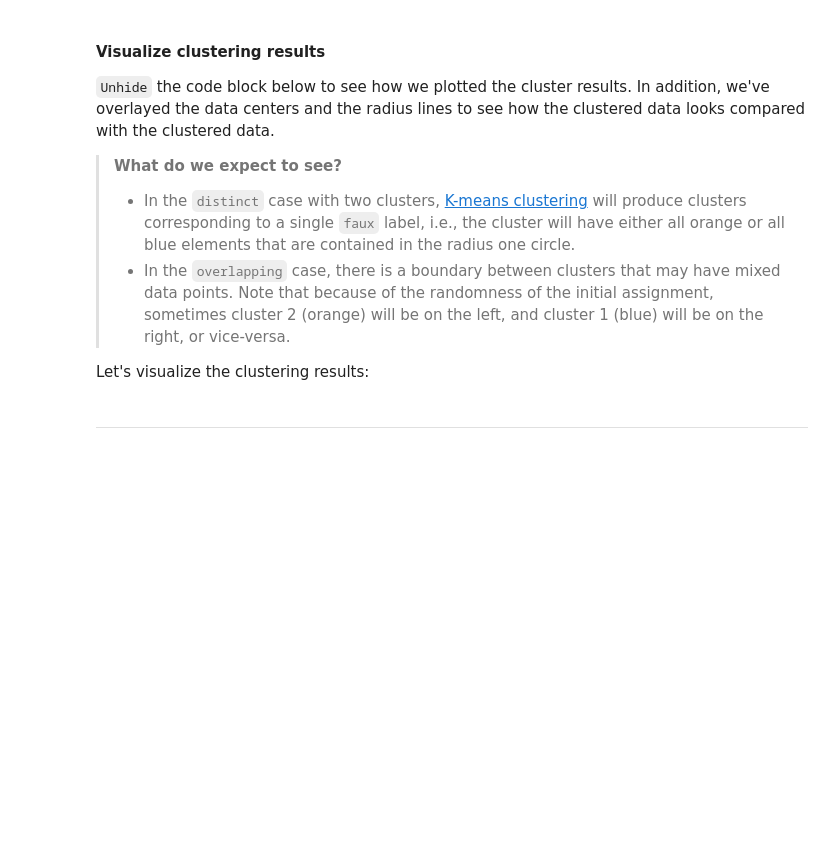
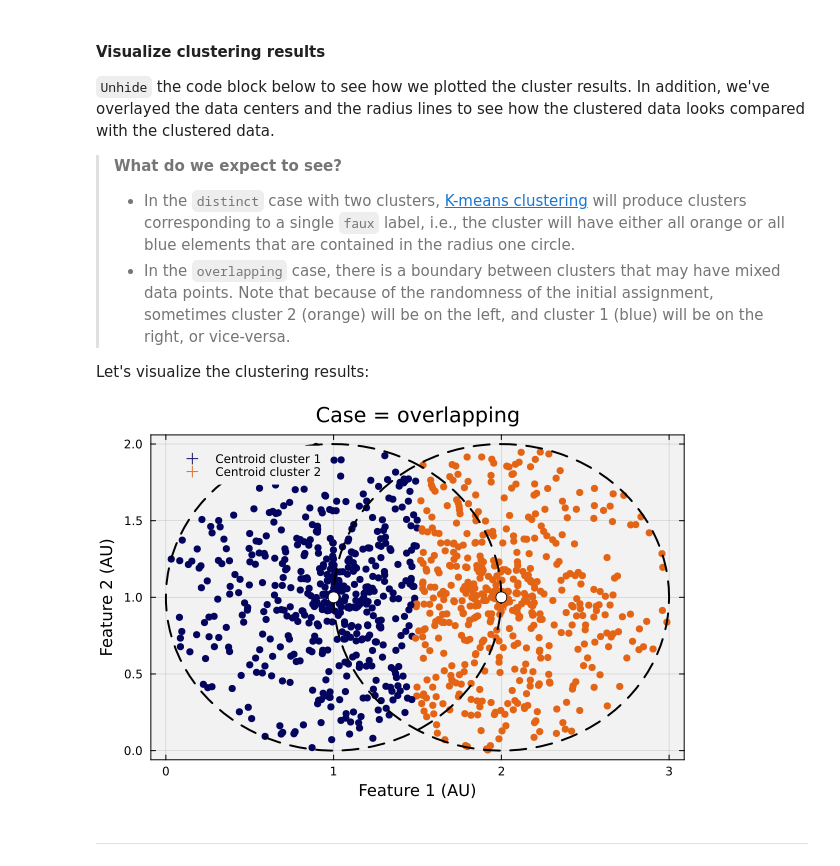
Before and after one commit to CHEME-5820-Spring-2026/ps1-5820-s26-alajwadha, a Jupyter notebook: PS1-CHEME-5820-Student-S26.ipynb, the cells around one changed output. Cells and saved outputs as stored; diff of their text form; code cells hidden in the pictures; blank space fills up the shorter version.

```diff
--- a/PS1-CHEME-5820-Student-S26.ipynb
+++ b/PS1-CHEME-5820-Student-S26.ipynb
@@ -399,11 +383,7 @@ We'll call [the `cluster(...)` method](https://varnerlab.github.io/VLDataScience
 
 Let's cluster the data:
 # %%
-# STUDENT TASK: Cluster the data and store the result.
-# Call cluster(...) with D, model, and optional arguments
-# HINT: Set verbose = true to save intermediate results
-# HINT: Use tmpdir = _PATH_TO_TMP to specify where to save (folder must exist)
-result = nothing; # Replace with cluster(D, model, verbose = true, tmpdir = _PATH_TO_TMP)
+result = cluster(D, model, verbose = true, tmpdir = _PATH_TO_TMP); # cluster the data, save each stage to disk in the tmp folder (verbose = true). This tmp folder must exists
 # %% [markdown]
 #### Visualize clustering results
 
@@ -416,9 +396,6 @@ result = nothing; # Replace with cluster(D, model, verbose = true, tmpdir = _PAT
 
 Let's visualize the clustering results:
 # %%
-# STUDENT TASK: After you run clustering, uncomment the block below.
-# (Visualization code is provided - just remove the #= and =# markers)
-#=
 let
 
     dataset = D;
@@ -426,34 +403,35 @@ let
     vertical_index = 2;
     p = plot(bg="gray95", background_color_outside="white", framestyle = :box, fg_legend = :transparent); # make an empty plot
 
     assignments = result.assignments;
     for i ∈ eachindex(assignments);
         a = assignments[i];
         scatter!([dataset[i, horizontal_index]], [dataset[i, vertical_index]], label="", c=my_color_dictionary[a], msc=my_color_dictionary[a]);
     end
     current();
 
     # plot the centroids -
     centroids = result.centroids;
     for k ∈ 1:K
         c = centroids[k]
         scatter!([c[horizontal_index]], [c[vertical_index]], label="Centroid cluster $(k)", msc=my_color_dictionary[k], c=my_color_dictionary[k],
             ms=10, markerstrokewidth=2, markershape = :plus)
     end
     current();
 
     circle_one = fixedcircle(c̄₁);
     circle_two = fixedcircle(c̄₂);
     plot!(circle_one[:,1], circle_one[:,2], lw=2, c=:black, ls=:dash, label="")
     plot!(circle_two[:,1], circle_two[:,2], lw=2, c=:black, ls=:dash, label="")
     scatter!([c̄₁[1]], [c̄₁[2]], ms=6, mec=:black, c=:white, label="")
     scatter!([c̄₂[1]], [c̄₂[2]], ms=6, mec=:black, c=:white, label="")
 
     xlabel!("Feature 1 (AU)", fontsize=18);
     ylabel!("Feature 2 (AU)", fontsize=18);
     title!("Case = $(case_label)", fontsize=18)
 end
-=#
+# %% [output]
+[figure, added]
 # %% [markdown]
 ___
 # %% [markdown]
```
Also changed, not shown: parts of 21 cells of this notebook, 13 other files.
